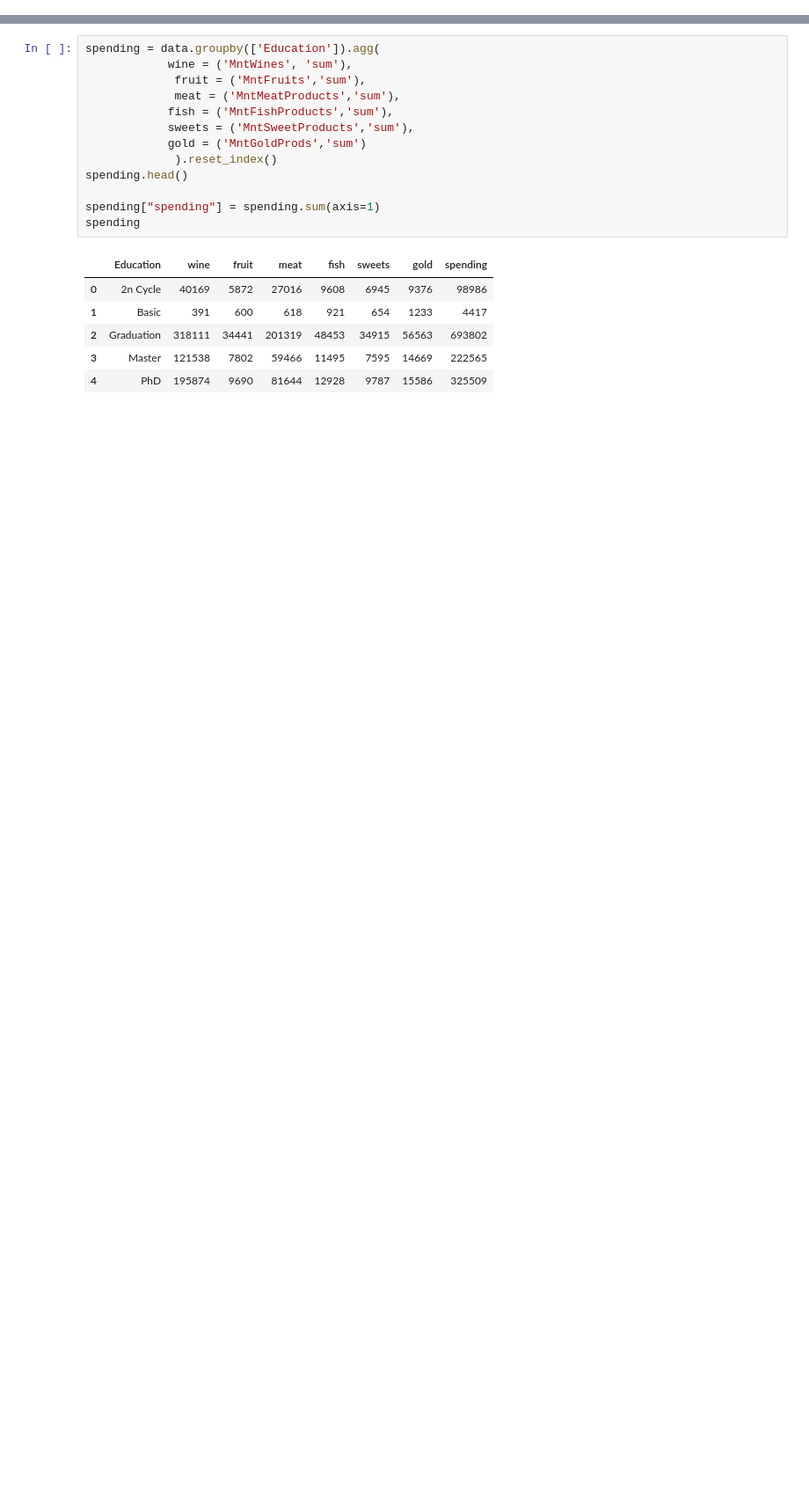
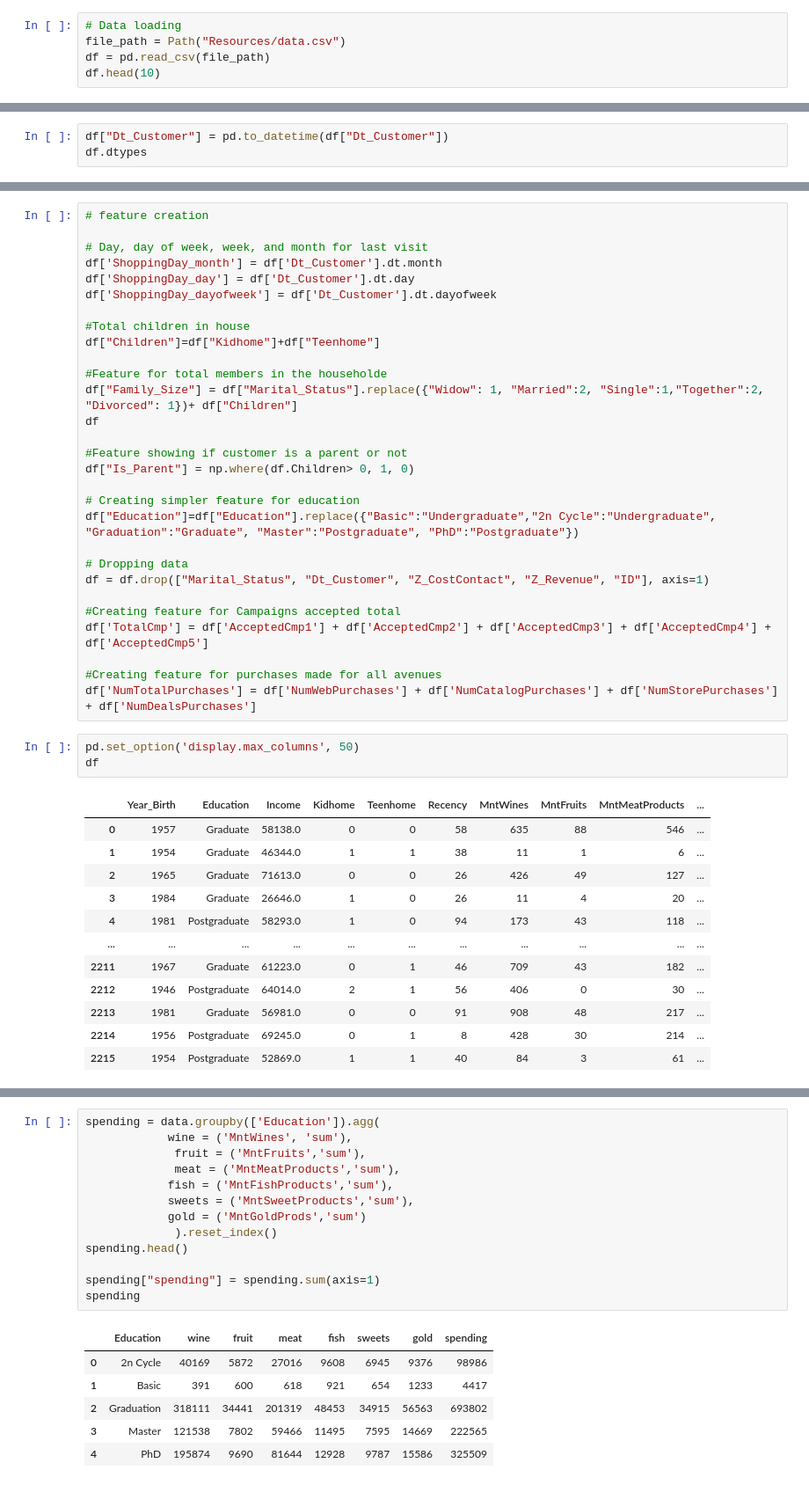
Before and after one commit to poulosar/customer-sentiment-analysis, a Jupyter notebook: analysis.ipynb, the cells around one changed output, grey strips where cells are left out. Shown at 88% size. Saved outputs shown, nothing was run; the diff lists cells and outputs as text; blank space fills up the shorter version.

```diff
--- a/analysis.ipynb
+++ b/analysis.ipynb
@@ -16,0 +8,5 @@ data.head()
+# %%
+# Data loading
+file_path = Path("Resources/data.csv")
+df = pd.read_csv(file_path)
+df.head(10)
@@ -16,0 +26,3 @@ data.head()
+# %%
+df["Dt_Customer"] = pd.to_datetime(df["Dt_Customer"])
+df.dtypes
@@ -16,0 +47,45 @@ data.head()
+# %%
+# feature creation
+
+# Day, day of week, week, and month for last visit
+df['ShoppingDay_month'] = df['Dt_Customer'].dt.month
+df['ShoppingDay_day'] = df['Dt_Customer'].dt.day
+df['ShoppingDay_dayofweek'] = df['Dt_Customer'].dt.dayofweek
+
+#Total children in house
+df["Children"]=df["Kidhome"]+df["Teenhome"]
+
+#Feature for total members in the householde
+df["Family_Size"] = df["Marital_Status"].replace({"Widow": 1, "Married":2, "Single":1,"Together":2, "Divorced": 1})+ df["Children"]
+df
+
+#Feature showing if customer is a parent or not
+df["Is_Parent"] = np.where(df.Children> 0, 1, 0)
+
+# Creating simpler feature for education
+df["Education"]=df["Education"].replace({"Basic":"Undergraduate","2n Cycle":"Undergraduate", "Graduation":"Graduate", "Master":"Postgraduate", "PhD":"Postgraduate"})
+
+# Dropping data
+df = df.drop(["Marital_Status", "Dt_Customer", "Z_CostContact", "Z_Revenue", "ID"], axis=1)
+
+#Creating feature for Campaigns accepted total
+df['TotalCmp'] = df['AcceptedCmp1'] + df['AcceptedCmp2'] + df['AcceptedCmp3'] + df['AcceptedCmp4'] + df['AcceptedCmp5']
+
+#Creating feature for purchases made for all avenues
+df['NumTotalPurchases'] = df['NumWebPurchases'] + df['NumCatalogPurchases'] + df['NumStorePurchases'] + df['NumDealsPurchases']
+# %%
+pd.set_option('display.max_columns', 50)
+df
+# %% [output]
+|  | Year_Birth | Education | Income | Kidhome | Teenhome | Recency | MntWines | MntFruits | MntMeatProducts | ... |
+| 0 | 1957 | Graduate | 58138.0 | 0 | 0 | 58 | 635 | 88 | 546 | ... |
+| 1 | 1954 | Graduate | 46344.0 | 1 | 1 | 38 | 11 | 1 | 6 | ... |
+| 2 | 1965 | Graduate | 71613.0 | 0 | 0 | 26 | 426 | 49 | 127 | ... |
+| 3 | 1984 | Graduate | 26646.0 | 1 | 0 | 26 | 11 | 4 | 20 | ... |
+| 4 | 1981 | Postgraduate | 58293.0 | 1 | 0 | 94 | 173 | 43 | 118 | ... |
+| ... | ... | ... | ... | ... | ... | ... | ... | ... | ... | ... |
+| 2211 | 1967 | Graduate | 61223.0 | 0 | 1 | 46 | 709 | 43 | 182 | ... |
+| 2212 | 1946 | Postgraduate | 64014.0 | 2 | 1 | 56 | 406 | 0 | 30 | ... |
+| 2213 | 1981 | Graduate | 56981.0 | 0 | 0 | 91 | 908 | 48 | 217 | ... |
+| 2214 | 1956 | Postgraduate | 69245.0 | 0 | 1 | 8 | 428 | 30 | 214 | ... |
+| 2215 | 1954 | Postgraduate | 52869.0 | 1 | 1 | 40 | 84 | 3 | 61 | ... |
```
Also changed, not shown: parts of 8 cells of this notebook, 2 other files.
